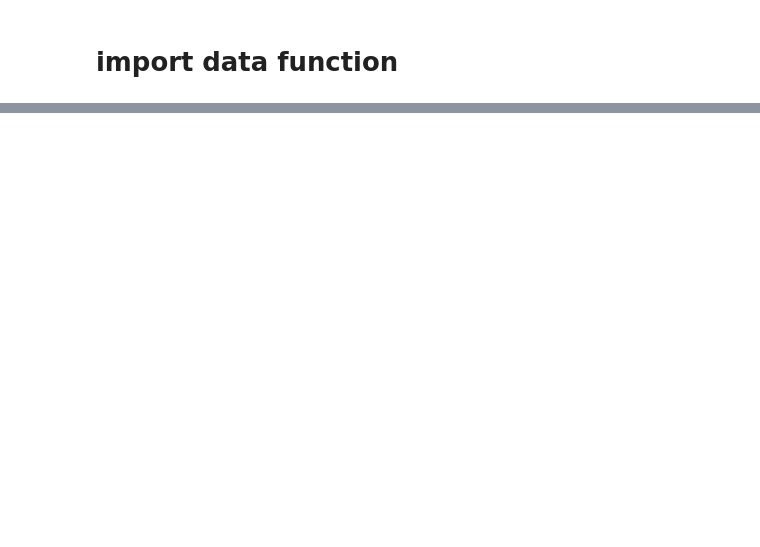
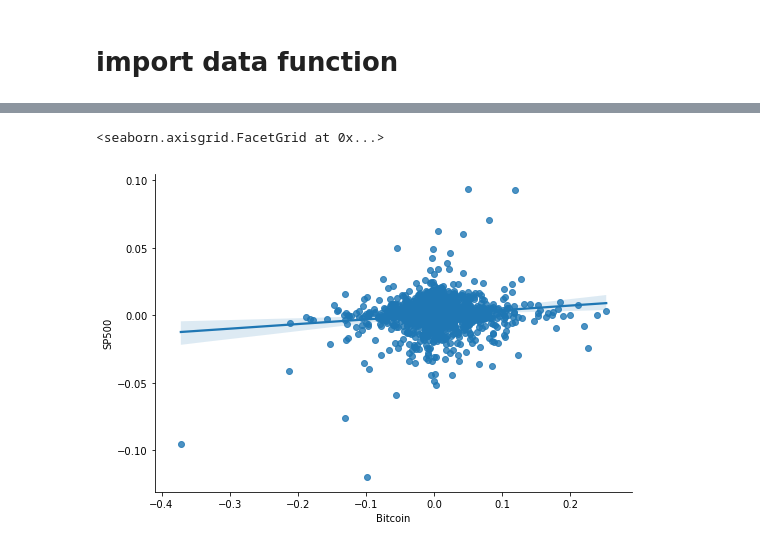
Before and after one commit to hanson0629/project1_repo, a Jupyter notebook: yahoo_finance_api.ipynb, the cells around one changed output, grey strips where cells are left out. Saved outputs shown, nothing was run; the diff lists cells and outputs as text; code cells hidden in the pictures; blank space fills up the shorter version.

```diff
--- a/yahoo_finance_api.ipynb
+++ b/yahoo_finance_api.ipynb
@@ -90,0 +236,10 @@ df.head()
+# %%
+join_sp.columns=['Date','Bitcoin','SP500']
+join_sp.set_index('Date',inplace=True)
+join_sp_returns = join_sp.pct_change()
+join_sp_returns.head()
+# %%
+sns.lmplot(x='Bitcoin', y='SP500', data=join_sp_returns, aspect=1.5, fit_reg=True)
+# %% [output]
+<seaborn.axisgrid.FacetGrid at 0x...>
+[figure, added]
```
Also changed, not shown: parts of 44 cells of this notebook, 2 other files.
